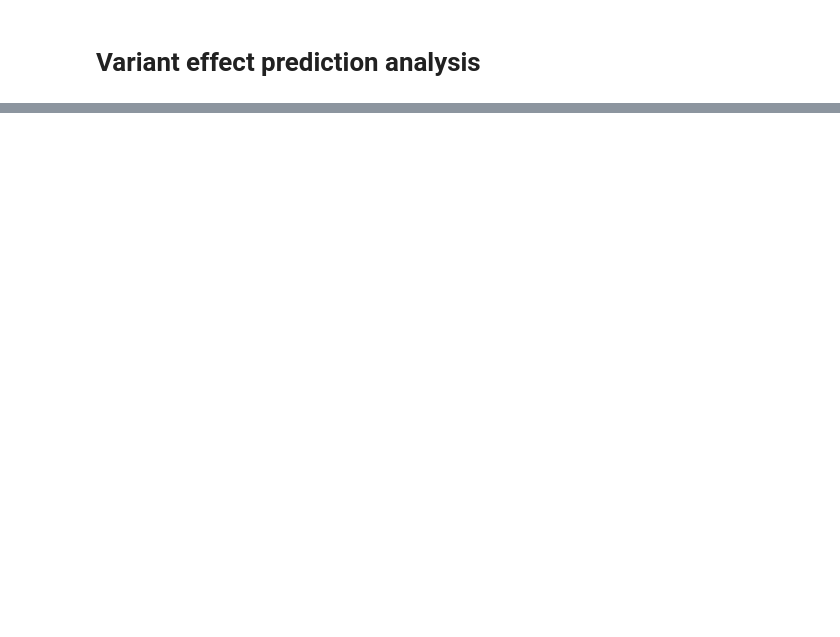
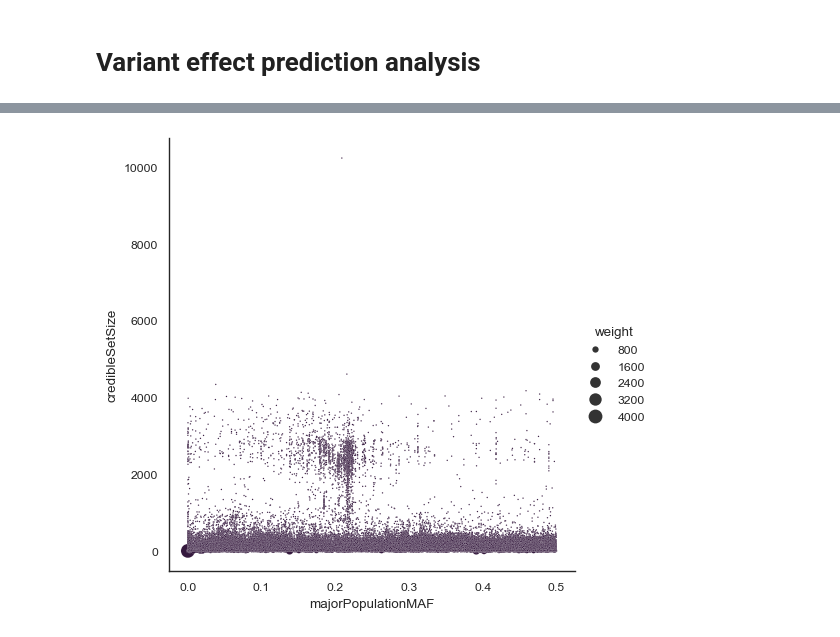
Before and after one commit to opentargets/Gentropy-manuscript, a Jupyter notebook: chapters/variant_effect_prediction/notebook.ipynb, the cells around one changed output, grey strips where cells are left out. Saved outputs shown, nothing was run; the diff lists cells and outputs as text; code cells hidden in the pictures; blank space fills up the shorter version.

Commit message:
feat: maf and variance explained

```diff
--- a/chapters/variant_effect_prediction/notebook.ipynb
+++ b/chapters/variant_effect_prediction/notebook.ipynb
@@ -23,16 +29,16 @@ shape: (5, 17)
 # %%
-df = lead_variant_maf_dataset.select(
-    (pl.col("pValueMantissa") * 10).pow(pl.col("pValueExponent")).alias("pValue"),
-    (pl.col("pValueMantissa") * 10)
-    .pow(pl.col("pValueExponent").map_elements(lambda x: chi2.cdf(x, 1), pl.Float64()))
-    .alias("cdf"),
-    pl.col("variantId"),
-    pl.col("nSamples"),
-    pl.col("studyType"),
-).select(
-    "variantId",
-    "studyType",
-    "cdf",
-    "pValue",
-    (pl.col("cdf") / pl.col("nSamples")).alias("varianceExplained"),
+# NOTE! Calculate variance explained requires removal of the studies that have nSamples = 0
+df = (
+    lead_variant_maf_dataset.filter(pl.col("nSamples").is_not_null())
+    .select(
+        "*",
+        (pl.col("pValueMantissa") * 10).pow(pl.col("pValueExponent")).alias("pValue"),
+        (pl.col("pValueMantissa") * 10)
+        .pow(pl.col("pValueExponent").map_elements(lambda x: chi2.cdf(x, 1), pl.Float64()))
+        .alias("cdf"),
+    )
+    .select(
+        "*",
+        (pl.col("cdf") / pl.col("nSamples")).alias("varianceExplained"),
+    )
 )
@@ -49,0 +168,6 @@ shape: (5, 2)
+# %%
+data = df
+plot_maf_vs_cs_size_weighted(data)
+plt.show()
+# %% [output]
+[figure, added]
```
Also changed, not shown: parts of 16 cells of this notebook, 3 other files.
